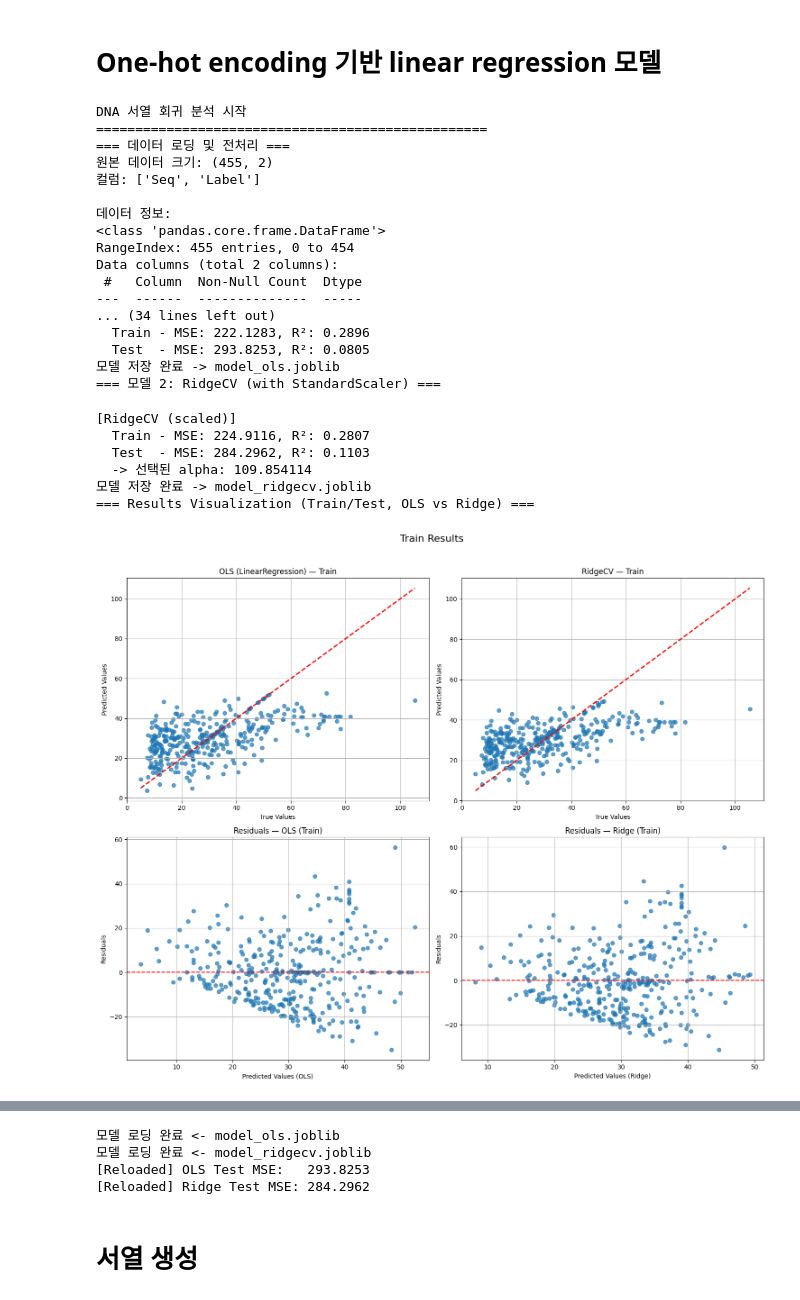
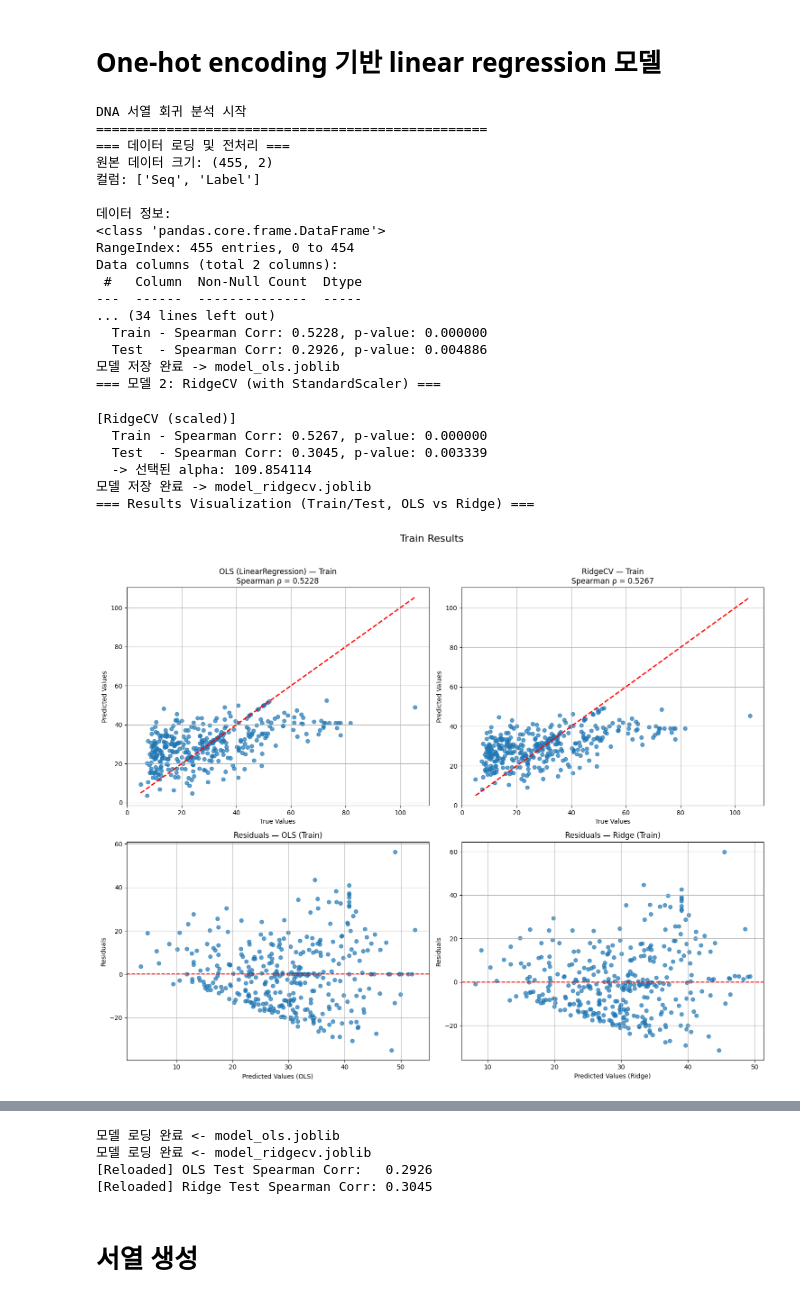
Before and after one commit to jyryu3161/bio_system_design, a Jupyter notebook: Lab1_ML_biopart_design.ipynb, the cells around one changed output, grey strips where cells are left out. Cells and saved outputs as stored; diff of their text form; code cells hidden in the pictures.

```diff
--- a/Lab1_ML_biopart_design.ipynb
+++ b/Lab1_ML_biopart_design.ipynb
@@ -11,7 +11,7 @@ from sklearn.model_selection import train_test_split
 from sklearn.linear_model import LinearRegression, RidgeCV
 from sklearn.pipeline import Pipeline
 from sklearn.preprocessing import StandardScaler
-from sklearn.metrics import mean_squared_error, r2_score
+from scipy.stats import spearmanr
 import matplotlib.pyplot as plt
 import joblib
 
@@ -92,19 +92,23 @@ def split_data(X, y, test_size=0.2, random_state=42):
     return X_train, X_test, y_train, y_test
 
 # =============================================================================
-# 4) 공통: 성능 지표/저장/로딩
+# 4) 공통: 성능 지표/저장/로딩 (Spearman Correlation 사용)
 # =============================================================================
 
 def regression_metrics(y_true, y_pred):
+    """
+    Spearman correlation과 p-value를 계산합니다.
+    """
+    corr, p_value = spearmanr(y_true, y_pred)
     return {
-        "mse": float(mean_squared_error(y_true, y_pred)),
-        "r2": float(r2_score(y_true, y_pred))
+        "spearman_corr": float(corr),
+        "p_value": float(p_value)
     }
 
 def print_metrics(name, tr, te):
     print(f"[{name}]")
-    print(f"  Train - MSE: {tr['mse']:.4f}, R²: {tr['r2']:.4f}")
-    print(f"  Test  - MSE: {te['mse']:.4f}, R²: {te['r2']:.4f}")
+    print(f"  Train - Spearman Corr: {tr['spearman_corr']:.4f}, p-value: {tr['p_value']:.6f}")
+    print(f"  Test  - Spearman Corr: {te['spearman_corr']:.4f}, p-value: {te['p_value']:.6f}")
 
 def save_model(model, path):
     joblib.dump(model, path)
@@ -183,12 +187,16 @@ def plot_results_two_models(y_train, y_test,
         fig, axes = plt.subplots(2, 2, figsize=(15, 12))
         y_min, y_max = float(np.min(y_true)), float(np.max(y_true))
 
+        # Spearman correlation 계산
+        spearman_ols, _ = spearmanr(y_true, pred1)
+        spearman_ridge, _ = spearmanr(y_true, pred2)
+
         # (1,1) OLS: 예측 vs 실제
         axes[0, 0].scatter(y_true, pred1, alpha=0.7)
         axes[0, 0].plot([y_min, y_max], [y_min, y_max], 'r--', lw=2)
         axes[0, 0].set_xlabel('True Values')
         axes[0, 0].set_ylabel('Predicted Values')
-        axes[0, 0].set_title(f'OLS (LinearRegression) — {split_name}')
+        axes[0, 0].set_title(f'OLS (LinearRegression) — {split_name}\nSpearman ρ = {spearman_ols:.4f}')
         axes[0, 0].grid(True)
 
         # (1,2) Ridge: 예측 vs 실제
@@ -196,7 +204,7 @@ def plot_results_two_models(y_train, y_test,
         axes[0, 1].plot([y_min, y_max], [y_min, y_max], 'r--', lw=2)
         axes[0, 1].set_xlabel('True Values')
         axes[0, 1].set_ylabel('Predicted Values')
-        axes[0, 1].set_title(f'RidgeCV — {split_name}')
+        axes[0, 1].set_title(f'RidgeCV — {split_name}\nSpearman ρ = {spearman_ridge:.4f}')
         axes[0, 1].grid(True)
 
         # (2,1) OLS 잔차
@@ -270,37 +278,41 @@ def main():
 
     # 5) 재로딩 예시 (둘 다)
     reloaded_ols = load_model(ols_path)
     reloaded_ridge = load_model(ridge_path)
     ols_te_pred_reload = reloaded_ols.predict(X_test)
     ridge_te_pred_reload = reloaded_ridge.predict(X_test)
-    print(f"[Reloaded] OLS Test MSE:   {mean_squared_error(y_test, ols_te_pred_reload):.4f}")
-    print(f"[Reloaded] Ridge Test MSE: {mean_squared_error(y_test, ridge_te_pred_reload):.4f}")
+
+    # Spearman correlation으로 재로딩 모델 평가
+    ols_spearman_reload, _ = spearmanr(y_test, ols_te_pred_reload)
+    ridge_spearman_reload, _ = spearmanr(y_test, ridge_te_pred_reload)
+    print(f"[Reloaded] OLS Test Spearman Corr:   {ols_spearman_reload:.4f}")
+    print(f"[Reloaded] Ridge Test Spearman Corr: {ridge_spearman_reload:.4f}")
 
 # 실행
 if __name__ == "__main__":
     main()
 # %% [output]
 DNA 서열 회귀 분석 시작
 ==================================================
 === 데이터 로딩 및 전처리 ===
 원본 데이터 크기: (455, 2)
 컬럼: ['Seq', 'Label']
 
 데이터 정보:
 <class 'pandas.core.frame.DataFrame'>
 RangeIndex: 455 entries, 0 to 454
 Data columns (total 2 columns):
  #   Column  Non-Null Count  Dtype
 ---  ------  --------------  -----
 ... (34 lines left out)
-  Train - MSE: 222.1283, R²: 0.2896
-  Test  - MSE: 293.8253, R²: 0.0805
+  Train - Spearman Corr: 0.5228, p-value: 0.000000
+  Test  - Spearman Corr: 0.2926, p-value: 0.004886
 모델 저장 완료 -> model_ols.joblib
 === 모델 2: RidgeCV (with StandardScaler) ===
 [RidgeCV (scaled)]
-  Train - MSE: 224.9116, R²: 0.2807
-  Test  - MSE: 284.2962, R²: 0.1103
+  Train - Spearman Corr: 0.5267, p-value: 0.000000
+  Test  - Spearman Corr: 0.3045, p-value: 0.003339
   -> 선택된 alpha: 109.854114
 모델 저장 완료 -> model_ridgecv.joblib
 === Results Visualization (Train/Test, OLS vs Ridge) ===
-[figure, old version]
+[figure, new version]
@@ -308,7 +320,7 @@ Data columns (total 2 columns):
 모델 로딩 완료 <- model_ols.joblib
 모델 로딩 완료 <- model_ridgecv.joblib
-[Reloaded] OLS Test MSE:   293.8253
-[Reloaded] Ridge Test MSE: 284.2962
+[Reloaded] OLS Test Spearman Corr:   0.2926
+[Reloaded] Ridge Test Spearman Corr: 0.3045
 # %% [markdown]
 # 서열 생성
 # %%
```
Also changed, not shown: parts of 2 cells of this notebook.
